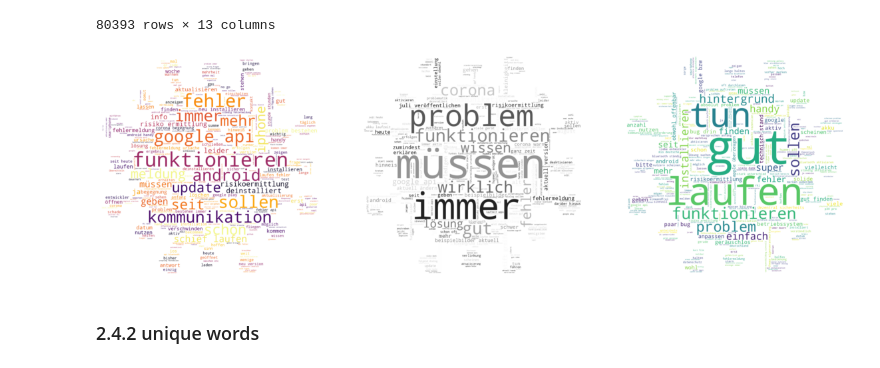
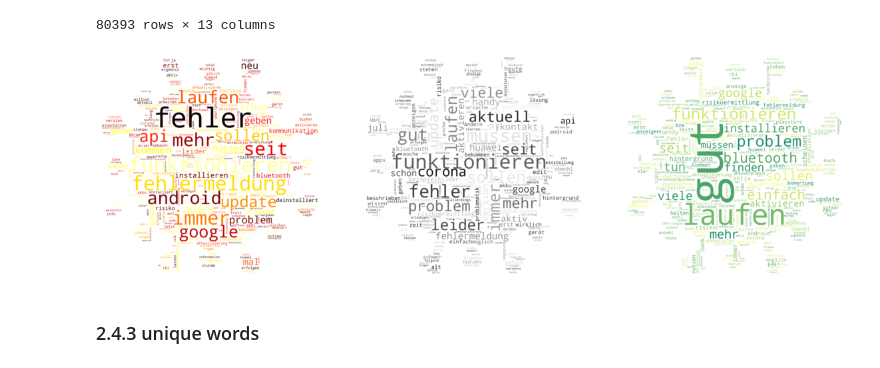
Before and after one commit to nnamliehbes/CoronaWarnApp_Analysis, a Jupyter notebook: corona.ipynb, the cells around one changed output. Saved outputs shown, nothing was run; the diff lists cells and outputs as text; code cells hidden in the pictures.

```diff
--- a/corona.ipynb
+++ b/corona.ipynb
@@ -36,5 +36,5 @@ import matplotlib
 import matplotlib.pyplot as plt
 # %%
 #df.to_csv('rki_corona.csv')
-df = pd.read_csv('rki_corona.csv', index_col=[0])
+df = pd.read_csv('google_play_corona_warn_app.csv', index_col=[0])
 # %% [markdown]
@@ -340,70 +311,30 @@ review_bad_weight = to_long_string(df_weight[df_weight["sentiment"] == 0].LemmaR
 review_neutral_weight = to_long_string(df_weight[df_weight["sentiment"] == 1].LemmaReview)
 review_good_weight = to_long_string(df_weight[df_weight["sentiment"] == 2].LemmaReview)
 # %%
-## generate word cloud
-# add mask
-play_mask = np.array(Image.open("virus.png"))
-
-# add stop words
-german_stop_words = stopwords.words('german')
-stoplist = list(set(german_stop_words))
-stop_words = ["card", "tag", "card ", "app"] + stoplist
-
-# specify colors
-def bad_color_func(word, font_size, position, orientation, random_state,
-        **kwargs):
-    return "hsl(8, 0%%, %d%%)" % random.randint(60, 100)
-
-# specifiy clouds
-wordcloud_bad = WordCloud(
-            mask = play_mask,
-            width = 1000,
-            height = 1000,
-            background_color ='white',
-            colormap = matplotlib.cm.inferno,
-            stopwords = stop_words,
-            max_words = 300,
-            min_font_size = 5).generate(review_bad_weight)
-
-wordcloud_neutral = WordCloud(
-            mask = play_mask,
-            width = 1000,
-            height = 1000,
-            background_color ='white',
-            colormap = matplotlib.cm.Greys,
-            stopwords = stop_words,
-            max_words = 300,
-            min_font_size = 5).generate(review_neutral_weight)
-
-wordcloud_good = WordCloud(
-            mask = play_mask,
-            width = 1000,
-            height = 1000,
-            background_color ='white',
-            stopwords = stop_words,
-            max_words = 300,
-            min_font_size = 5).generate(review_good_weight)
+wordcloud_bad = wordcloud_spec(review_bad_weight, matplotlib.cm.hot)
+wordcloud_neutral = wordcloud_spec(review_neutral_weight, matplotlib.cm.binary)
+wordcloud_good = wordcloud_spec(review_good_weight, matplotlib.cm.summer)
 
 # plot the WordCloud image
 f = plt.figure(figsize=(20,15))
 
 f.add_subplot(1,3, 1)
 plt.imshow(wordcloud_bad, interpolation = 'bilinear')
 plt.axis("off")
 
 f.add_subplot(1,3, 2)
 plt.imshow(wordcloud_neutral, interpolation = 'bilinear')
 plt.axis("off")
 
 f.add_subplot(1,3, 3)
 plt.imshow(wordcloud_good, interpolation = 'bilinear')
 plt.axis("off")
 
 plt.show()
 # %% [output]
-[figure, old version]
+[figure, new version]
 # %% [markdown]
-### 2.4.2 unique words
+### 2.4.3 unique words
 # %%
 set_bad = set(review_bad_weight.split()) - set(review_good_weight.split()) - set(review_neutral_weight.split())
 set_neutral = set(review_neutral_weight.split()) - set(review_good_weight.split()) - set(review_bad_weight.split())
```
Also changed, not shown: parts of 13 cells of this notebook.
